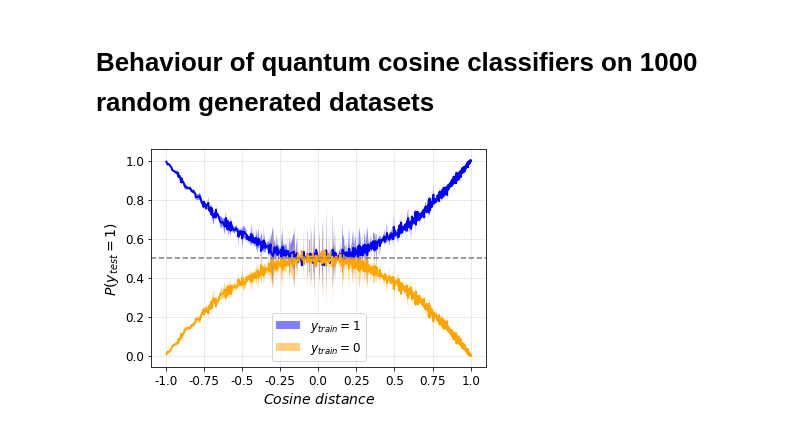
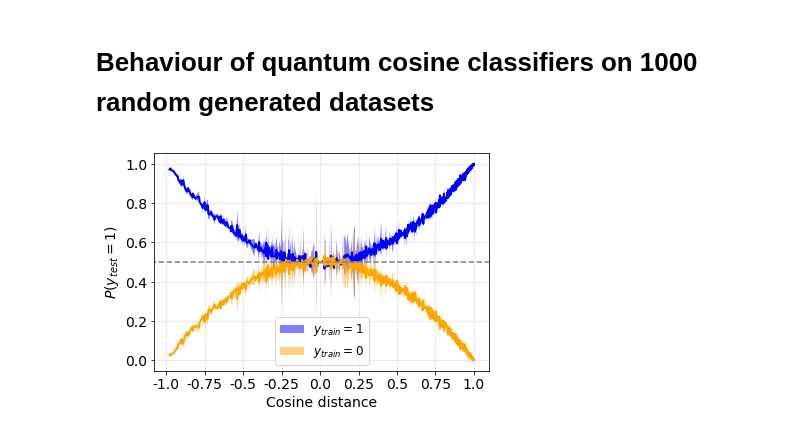
Before and after one commit to amacaluso/Quantum-Ensemble-for-Classification, a Jupyter notebook: notebooks/multiple_experiments.ipynb, the cells around one changed output. Drawn from its saved outputs; the diff is of its cells as text; code cells hidden in the pictures.

```diff
--- a/notebooks/multiple_experiments.ipynb
+++ b/notebooks/multiple_experiments.ipynb
@@ -10,13 +10,9 @@ sys.path.insert(1, '../')
 from Utils import *
 from modeling import *
 
-seed = random.randint(1, 10000)
-np.random.seed(seed)
+seed = 543
 print('seed:', seed)
 
-n_shots = 100
-p1_avg = []
-p1_ens = []
-
-N_runs = 50
+n_shots = 8192
+N_runs = 20
 # %% [output]
@@ -26,12 +22,16 @@ y_labels =[[0,1], [1,0]]
 # %% [markdown]
 A each iteration we generate a random balanced training set of four observations and a test set of one observation. Thus, we compute the four possible cosine predictions and average them. We also comput the ensmeble prediction and compare the results.
 # %%
+p1_avg = []
+p1_ens = []
+
+np.random.seed(seed)
 for run in np.arange(N_runs):
     # print(run)
-    x1 = [np.random.randint(1, 9), np.random.randint(1, 9)]#; x1_train = normalize_custom(x1_train) # y1 = '1'
-    x2 = [np.random.randint(1, 9), np.random.randint(1, 9)]#; x2_train = normalize_custom(x2_train) # y2 = '0'
-    x3 = [np.random.randint(1, 9), np.random.randint(1, 9)]#; x3_train = normalize_custom(x3_train) # y3 = '1'
-    x4 = [np.random.randint(1, 9), np.random.randint(1, 9)]#; x4_train = normalize_custom(x4_train) # y4 = '0'
+    x1 = [np.random.randint(1, 9), np.random.randint(1, 9)]
+    x2 = [np.random.randint(1, 9), np.random.randint(1, 9)]
+    x3 = [np.random.randint(1, 9), np.random.randint(1, 9)]
+    x4 = [np.random.randint(1, 9), np.random.randint(1, 9)]
 
     y1 = y_labels[np.random.randint(0, 2)]
     y2 = y_labels[np.random.randint(0, 2)]
@@ -41,7 +41,7 @@ for run in np.arange(N_runs):
     Y_data = [y1, y2, y3, y4]
     X_data = [x1, x2, x3, x4]
 
-    x_test = [np.random.randint(-9, 9), np.random.randint(-9, 9)]#; x_test = normalize_custom(x_test)
+    x_test = [np.random.randint(1, 9), np.random.randint(1, 9)]
 
     X_data, Y_data, x_test = load_data_custom(X_data, Y_data, x_test = x_test)
 
@@ -83,0 +125,10 @@ for run in np.arange(N_runs):
+# %%
+qc = ensemble_fixed_U(X_data, Y_data, x_test)
+qc = transpile(qc, basis_gates = ['u1', 'u2', 'u3', 'cx'], optimization_level=3)
+
+job = execute(qc, backend, shots = n_shots)
+results = job.result()
+r_ens_rl = results.get_counts(qc)
+
+r_ens_rl = retrieve_proba(r_ens_rl)
+p1_ens_real.append(r_ens_rl[1])
@@ -149,22 +203,22 @@ P1 = 1-P0
 # %%
 fig, ax = plt.subplots(1)
 ax.plot(x, P0 , lw=2, color='blue')
 ax.fill_between(x, P0 - err, P0 + err, facecolor = 'blue', label='$y_{train} = 1$', alpha=0.5)
 ax.plot(x, P1 , lw=2, color='orange')
 ax.fill_between(x, P1 - err, P1 + err, facecolor = 'orange', label='$y_{train} = 0$' , alpha=0.5)
 #ax.plot(q, mean, lw=2, label = str(np.round(err, 1)), color=color)
 #ax.fill_between(q, mean + upper, mean - lower, facecolor=color, alpha=0.5)
 #ax.set_title(r'random walkers empirical $\mu$ and $\pm \sigma$ interval')
 #ax.set_title(r'Quantum cosine classifier', size=14).set_position([.5, 1.05])
 ax.legend(loc='center lower', prop=dict(size=12))
-ax.set_xlabel('$Cosine$ $distance$', size = 14)
+ax.set_xlabel('Cosine distance', size = 14)
 ax.set_ylabel('$P(y_{test} = 1)$',size = 14)
 ax.axhline(y=.5, xmin=-1, xmax=1, color = 'gray', linestyle = '--')
-ax.set_xticklabels([0, -1.00, -0.75, -0.50, -0.25, 0.00, 0.25, 0.50, 0.75, 1.00], size=12)
+ax.set_xticklabels([0, -1.00, -0.75, -0.50, -0.25, 0.00, 0.25, 0.50, 0.75, 1.00], size=14)
 #ax.set_yticklabels([0, .2, .4, 0.2, 0.3, 0.4, 0.5], size=12)
-ax.set_yticklabels([0, 0.0, .2, .4, .6, 0.8, 1.0], size=12)
+ax.set_yticklabels([0, 0.0, .2, .4, .6, 0.8, 1.0], size=14)
 ax.grid(alpha=.3)
-plt.savefig('output/cos_classifier_behaviour.png', dpi = 300, bbox_inches='tight')
-plt.show()
+# plt.savefig('output/cos_classifier_behaviour.png', dpi = 300, bbox_inches='tight')
+# plt.show()
 # %% [output]
-[figure, old version]
+[figure, new version]
```
Also changed, not shown: parts of 10 cells of this notebook, 5 other files.
